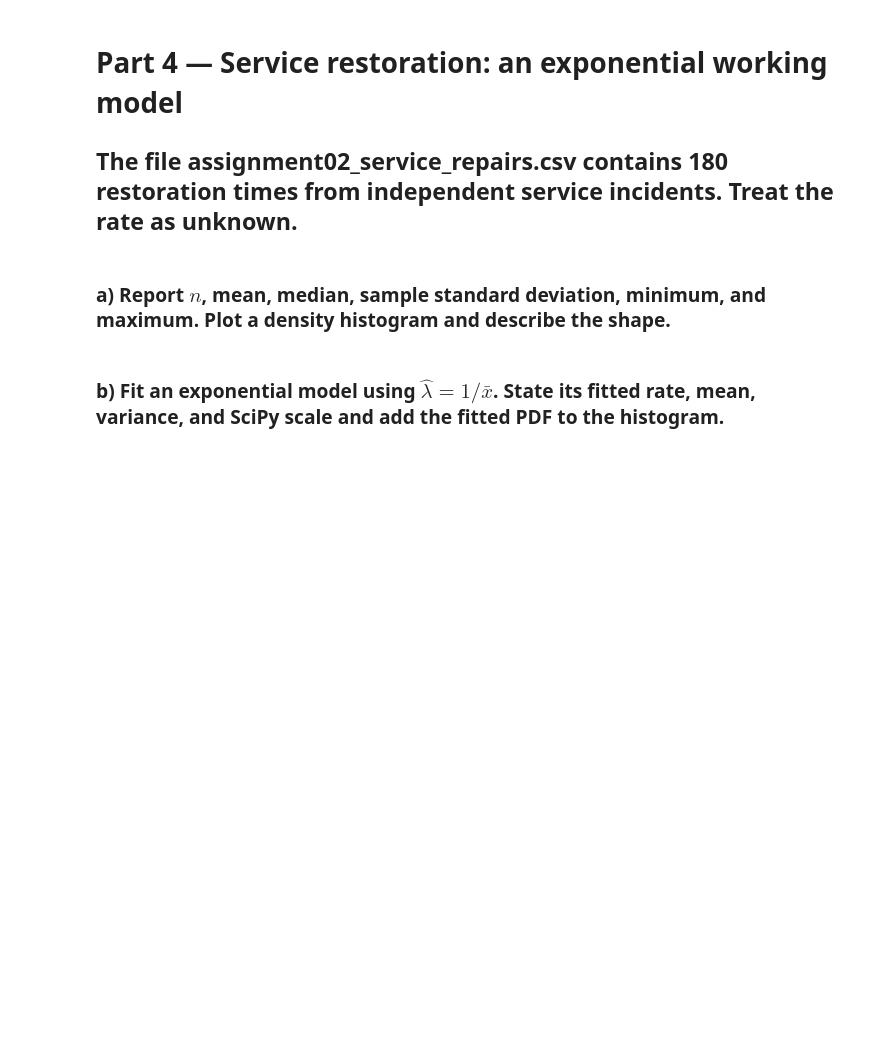
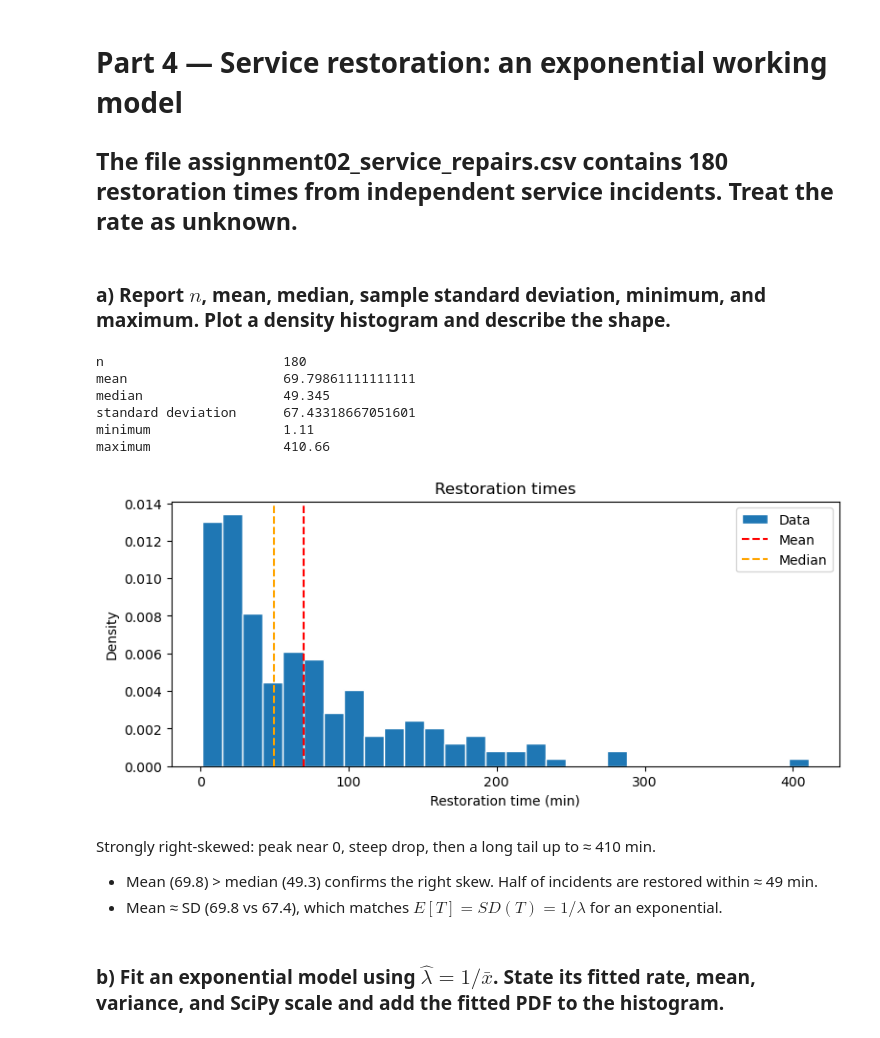
Before and after one commit to Fanticel/STA1, a Jupyter notebook: Asg2/Asg.ipynb, the cells around one changed output. Drawn from its saved outputs; the diff is of its cells as text; code cells hidden in the pictures; blank space fills up the shorter version.

```diff
--- a/Asg2/Asg.ipynb
+++ b/Asg2/Asg.ipynb
@@ -220,5 +220,47 @@ $0.6375 - 0.639864972318845 = -0.0023649723188450267$
 ## The file assignment02_service_repairs.csv contains 180 restoration times from independent service incidents. Treat the rate as unknown.
 # %% [markdown]
 ### a) Report $n$, mean, median, sample standard deviation, minimum, and maximum. Plot a density histogram and describe the shape.
+# %%
+sr_df = pd.read_csv("./assignment02_service_repairs.csv")
+T_data = sr_df['repair_time_min']
+
+n = T_data.count()
+mean = T_data.mean()
+median = T_data.median()
+std = T_data.std()
+t_min = T_data.min()
+t_max = T_data.max()
+
+print(f"n \t\t\t{n}")
+print(f"mean \t\t\t{mean}")
+print(f"median \t\t\t{median}")
+print(f"standard deviation \t{std}")
+print(f"minimum \t\t{t_min}")
+print(f"maximum \t\t{t_max}")
+# %% [output]
+n                       180
+mean                    69.79861111111111
+median                  49.345
+standard deviation      67.43318667051601
+minimum                 1.11
+maximum                 410.66
+# %%
+fig, ax = plt.subplots(figsize=(9, 3.6))
+
+ax.set_title("Restoration times")
+ax.hist(T_data, bins=30, density=True, edgecolor="white", label="Data")
+ax.axvline(mean, color="red", linestyle="--", label="Mean")
+ax.axvline(median, color="orange", linestyle="--", label="Median")
+ax.set_xlabel("Restoration time (min)")
+ax.set_ylabel("Density")
+ax.legend()
+
+plt.show()
+# %% [output]
+[figure, added]
+# %% [markdown]
+Strongly right-skewed: peak near 0, steep drop, then a long tail up to ≈ 410 min.
+- Mean (69.8) > median (49.3) confirms the right skew. Half of incidents are restored within ≈ 49 min.
+- Mean ≈ SD (69.8 vs 67.4), which matches $E[T] = SD(T) = 1/\lambda$ for an exponential.
 # %% [markdown]
 ### b) Fit an exponential model using $\hat{\lambda} = 1/\bar{x}$. State its fitted rate, mean, variance, and SciPy scale and add the fitted PDF to the histogram.
```
Also changed, not shown: parts of 12 cells of this notebook.
